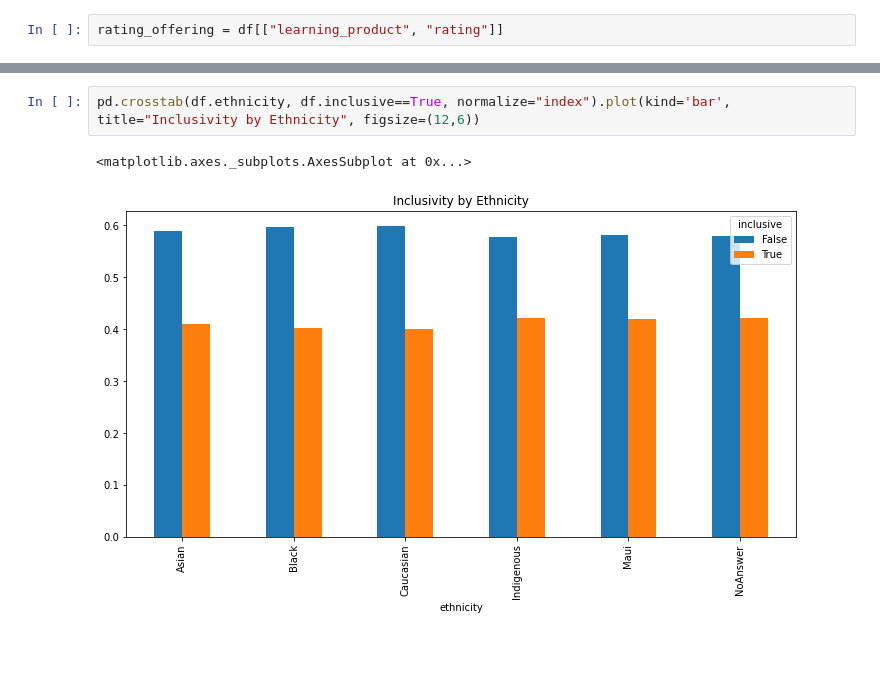
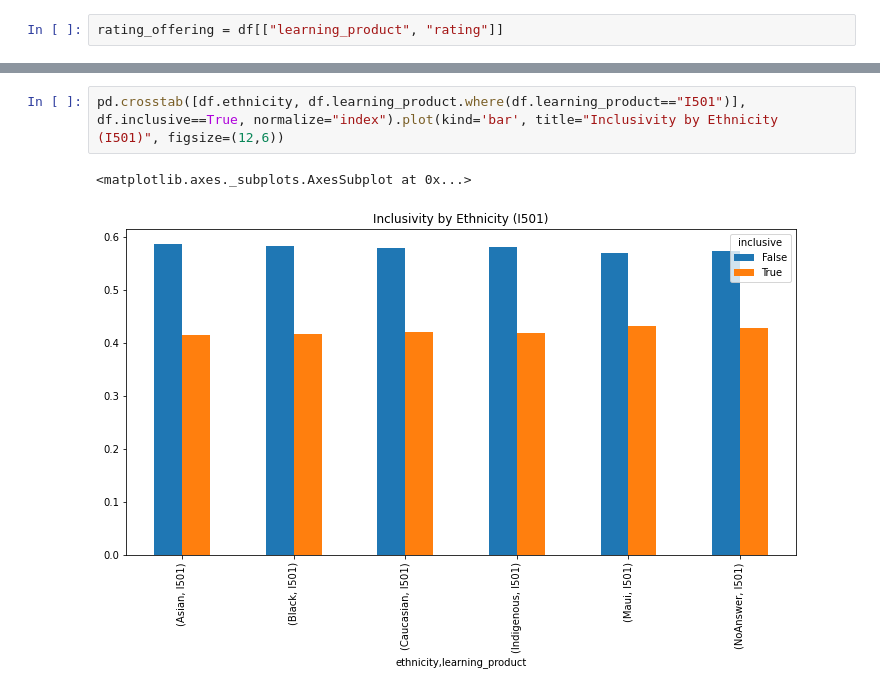
Before and after one commit to ToferC/learner_models, a Jupyter notebook: Evals_analysis.ipynb, the cells around one changed output, grey strips where cells are left out. Saved outputs shown, nothing was run; the diff lists cells and outputs as text; blank space fills up the shorter version.

```diff
--- a/Evals_analysis.ipynb
+++ b/Evals_analysis.ipynb
@@ -202,5 +207,5 @@ pd.crosstab([df.ethnicity, df.audience], df.inclusive, normalize="index").plot(k
 # %%
-pd.crosstab(df.ethnicity, df.inclusive==True, normalize="index").plot(kind='bar', title="Inclusivity by Ethnicity", figsize=(12,6))
+pd.crosstab([df.ethnicity, df.learning_product.where(df.learning_product=="I501")], df.inclusive==True, normalize="index").plot(kind='bar', title="Inclusivity by Ethnicity (I501)", figsize=(12,6))
 # %% [output]
 <matplotlib.axes._subplots.AxesSubplot at 0x...>
-[figure, old version]
+[figure, new version]
```
Also changed, not shown: parts of 29 cells of this notebook, 9 other files.
